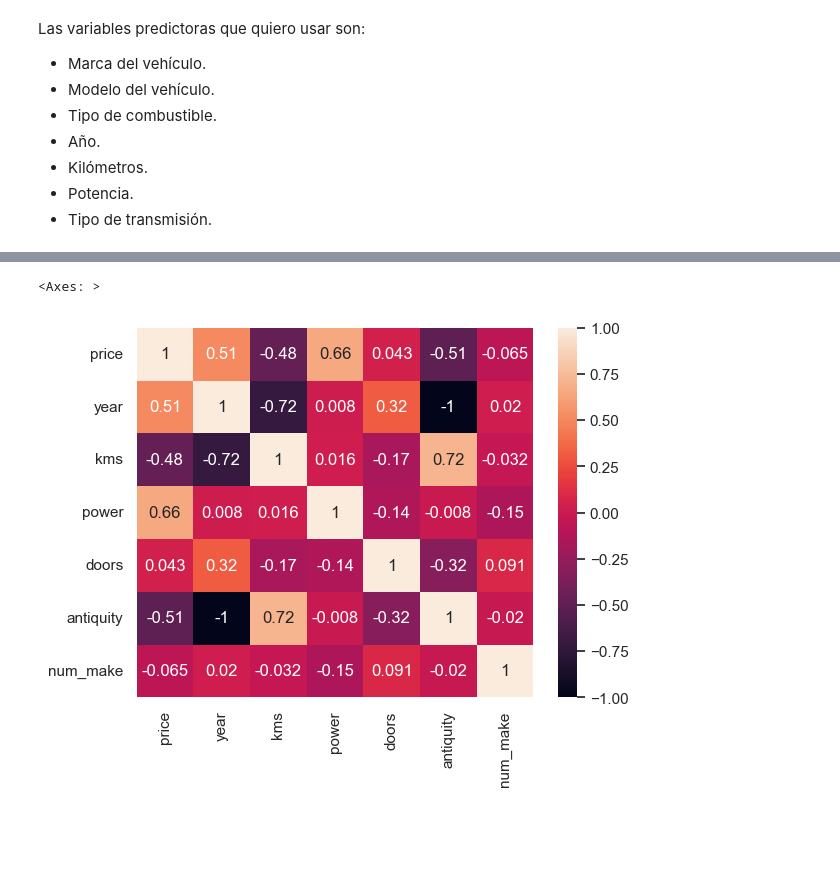
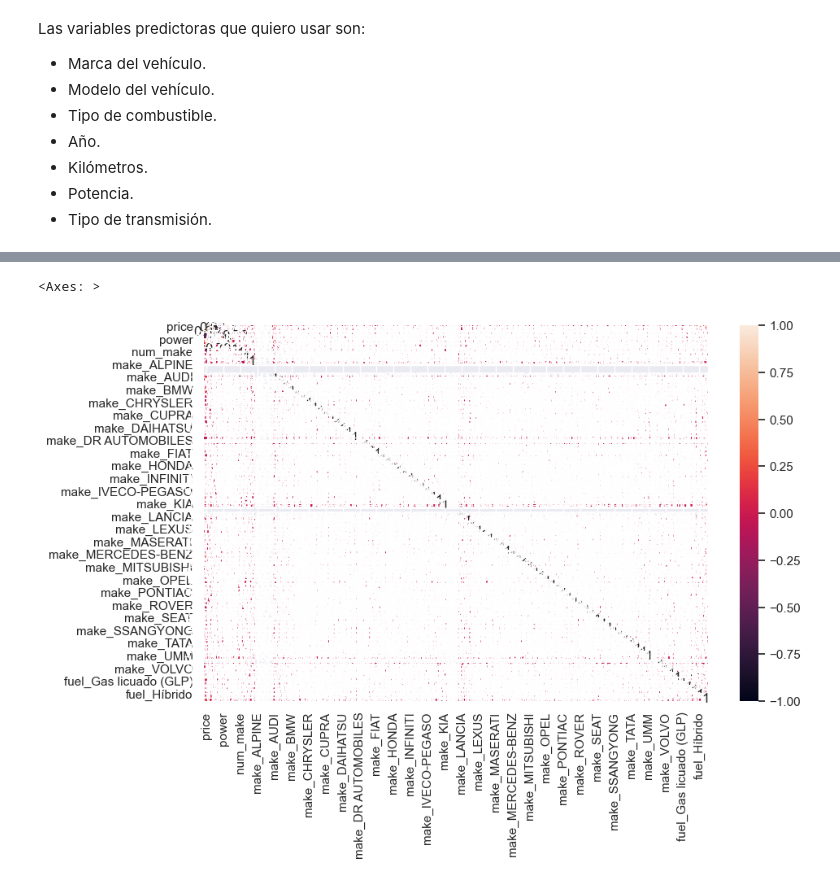
Before and after one commit to diego-dng/Proyecto-valor-coches-ML, a Jupyter notebook: notebooks/02_LimpiezaEDA.ipynb, the cells around one changed output, grey strips where cells are left out. Drawn from its saved outputs; the diff is of its cells as text; code cells hidden in the pictures; blank space fills up the shorter version.

```diff
--- a/notebooks/02_LimpiezaEDA.ipynb
+++ b/notebooks/02_LimpiezaEDA.ipynb
@@ -56,0 +83,3 @@ df = df.dropna()
+# %%
+df_fuel = pd.get_dummies(df['fuel'], prefix='fuel')
+df = pd.concat([df, df_fuel], axis=1)
@@ -56,0 +96,6 @@ df = df.dropna()
+# %%
+# ELIMINO LAS COLUMNAS QUE NO NECESITO.
+df = df.drop(columns=["url", "company",
+                       "photos", "is_professional",
+                         "dealer", "province", "country",
+                           "publish_date", "insert_date"])
@@ -56,0 +113,5 @@ df = df.dropna()
+# %%
+coches_lujo = df['price'] > 40000
+df_lujo = df[coches_lujo]
+df = df.drop(df[coches_lujo].index)
+df_lujo
@@ -56,0 +139,4 @@ df = df.dropna()
+# %%
+df["doors"] = df["doors"].replace(5, 4)
+df["doors"] = df["doors"].replace(3, 2)
+df["doors"].unique()
@@ -88,5 +164,0 @@ df = df.drop(df[coches_lujo].index)
-# %%
-sns.heatmap(df[["price", "year", "kms", "power", "doors", "antiquity", "num_make"]].corr(), annot= True)
-# %% [output]
-<Axes: >
-[figure, removed]
@@ -94,0 +165,6 @@ df.to_csv("../data/raw/coches_segunda_mano_modelos.csv", index = False)
+# %%
+sns.set(rc={'figure.figsize':(10, 6)})
+sns.heatmap(df.drop(columns=["make", "model", "version", "fuel", "shift", "color"]).corr(), annot= True)
+# %% [output]
+<Axes: >
+[figure, added]
```
Also changed, not shown: parts of 19 cells of this notebook, 5 other files.
